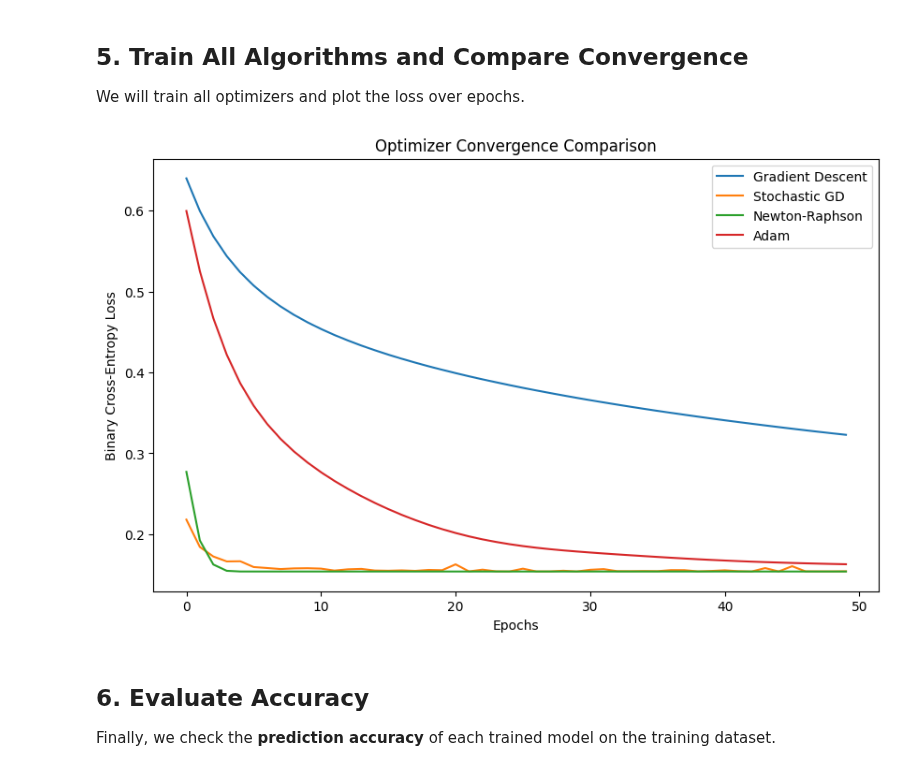
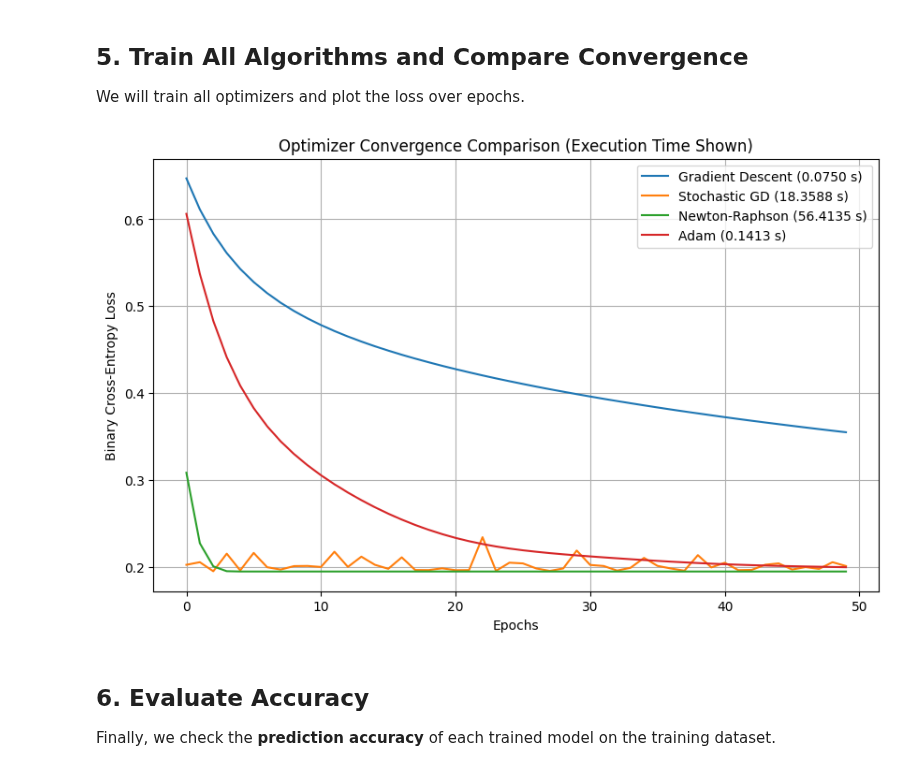
Before and after one commit to yadavrishikesh/Deep-Learning-Slides-Code, a Jupyter notebook: code/DL_OptimizationAlgorithm.ipynb, the cells around one changed output. Cells and saved outputs as stored; diff of their text form; code cells hidden in the pictures.

```diff
--- a/code/DL_OptimizationAlgorithm.ipynb
+++ b/code/DL_OptimizationAlgorithm.ipynb
@@ -25,7 +25,7 @@ np.random.seed(42)  # ensure reproducibility
 We simulate two classes with 2D features. Each class is sampled from a Gaussian distribution.
 We also add a bias term (intercept) to the feature matrix.
 # %%
-def generate_data(n_samples=200, n_features=2):
+def generate_data(n_samples=20000, n_features=2):
     X_class0 = np.random.randn(n_samples//2, n_features) + np.array([0, 0])
     X_class1 = np.random.randn(n_samples//2, n_features) + np.array([2, 2])
 
@@ -149,25 +156,36 @@ def adam(X, y, lr=0.1, epochs=100, beta1=0.9, beta2=0.999, eps=1e-8):
 ## 5. Train All Algorithms and Compare Convergence
 We will train all optimizers and plot the loss over epochs.
 # %%
+import time
+
+# -----------------------------
+# Train and record loss + time
+# -----------------------------
 epochs = 50
 
-w_gd, loss_gd = gradient_descent(X, y, lr=0.1, epochs=epochs)
-w_sgd, loss_sgd = stochastic_gradient_descent(X, y, lr=0.1, epochs=epochs)
-w_nr, loss_nr = newton_raphson(X, y, epochs=epochs)
-w_adam, loss_adam = adam(X, y, lr=0.1, epochs=epochs)
+w_gd, loss_gd, time_gd = gradient_descent(X, y, lr=0.1, epochs=epochs)
+w_sgd, loss_sgd, time_sgd = stochastic_gradient_descent(X, y, lr=0.1, epochs=epochs)
+w_nr, loss_nr, time_nr = newton_raphson(X, y, epochs=epochs)
+w_adam, loss_adam, time_adam = adam(X, y, lr=0.1, epochs=epochs)
 
+# -----------------------------
+# Plot convergence with time info
+# -----------------------------
 plt.figure(figsize=(10,6))
-plt.plot(loss_gd, label='Gradient Descent')
-plt.plot(loss_sgd, label='Stochastic GD')
-plt.plot(loss_nr, label='Newton-Raphson')
-plt.plot(loss_adam, label='Adam')
+
+plt.plot(loss_gd, label=f'Gradient Descent ({time_gd:.4f} s)')
+plt.plot(loss_sgd, label=f'Stochastic GD ({time_sgd:.4f} s)')
+plt.plot(loss_nr, label=f'Newton-Raphson ({time_nr:.4f} s)')
+plt.plot(loss_adam, label=f'Adam ({time_adam:.4f} s)')
+
 plt.xlabel('Epochs')
 plt.ylabel('Binary Cross-Entropy Loss')
-plt.title('Optimizer Convergence Comparison')
+plt.title('Optimizer Convergence Comparison (Execution Time Shown)')
 plt.legend()
+plt.grid(True)
 plt.show()
 # %% [output]
-[figure, old version]
+[figure, new version]
 # %% [markdown]
 ## 6. Evaluate Accuracy
 
```
Also changed, not shown: parts of 5 cells of this notebook.
